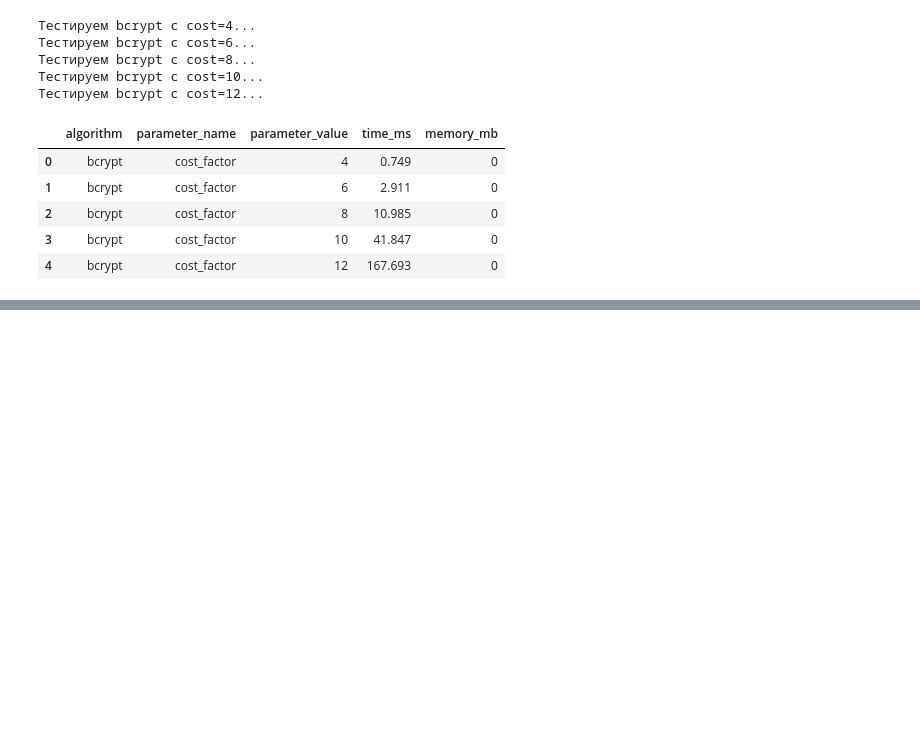
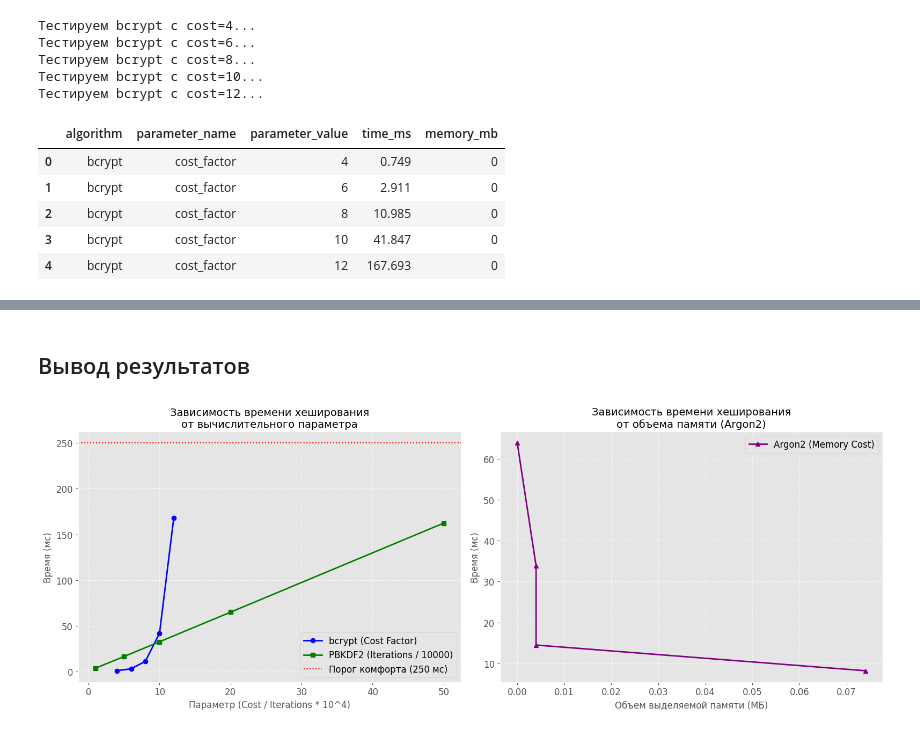
Before and after one commit to mosheadd/KR-NI-02, a Jupyter notebook: experiments/experiment.ipynb, the cells around one changed output, grey strips where cells are left out. Cells and saved outputs as stored; diff of their text form; code cells hidden in the pictures; blank space fills up the shorter version.

Commit message:
функции для argon2 и pbkdf2

```diff
--- a/experiments/experiment.ipynb
+++ b/experiments/experiment.ipynb
@@ -109,0 +146,7 @@ df_bcrypt
+# %%
+memory_costs_to_test = [16384, 32768, 65536, 131072] # 16 МБ, 32 МБ, 64 МБ и 128 МБ соответсвенно
+argon2_results = run_argon2_experiment(passwords, memory_costs_to_test, repeats=100)
+
+df_argon2 = pd.DataFrame(argon2_results)
+df_argon2.to_csv('results/argon2_results.csv', index=False)
+df_argon2
@@ -109,0 +165,4 @@ df_bcrypt
+# %%
+def hash_pbkdf2(password, iterations):
+    salt = b'some_fixed_salt_123'
+    return hashlib.pbkdf2_hmac('sha256', password.encode('utf-8'), salt, iterations)
@@ -109,0 +192,7 @@ df_bcrypt
+# %%
+iterations_to_test = [10000, 50000, 100000, 200000, 500000]
+pbkdf2_results = run_pbkdf2_experiment(passwords, iterations_to_test, repeats=100)
+
+df_pbkdf2 = pd.DataFrame(pbkdf2_results)
+df_pbkdf2.to_csv('results/pbkdf2_results.csv', index=False)
+df_pbkdf2
@@ -109,0 +211,33 @@ df_bcrypt
+# %% [markdown]
+## Вывод результатов
+# %%
+fig, axes = plt.subplots(1, 2, figsize=(16, 6))
+
+ax1 = axes[0]
+ax1.plot(df_bcrypt['parameter_value'], df_bcrypt['time_ms'], marker='o', linewidth=2, color='blue', label='bcrypt (Cost Factor)')
+ax1.plot(df_pbkdf2['parameter_value'] / 10000, df_pbkdf2['time_ms'], marker='s', linewidth=2, color='green', label='PBKDF2 (Iterations / 10000)')
+
+ax1.set_title('Зависимость времени хеширования\nот вычислительного параметра', fontsize=14)
+ax1.set_xlabel('Параметр (Cost / Iterations * 10^4)', fontsize=12)
+ax1.set_ylabel('Время (мс)', fontsize=12)
+ax1.grid(True, linestyle='--', alpha=0.7)
+ax1.legend()
+
+ax1.axhline(y=250, color='red', linestyle=':', label='Порог комфорта (250 мс)')
+ax1.legend()
+
+ax2 = axes[1]
+
+ax2.plot(df_argon2['memory_mb'], df_argon2['time_ms'], marker='^', linewidth=2, color='purple', label='Argon2 (Memory Cost)')
+
+ax2.set_title('Зависимость времени хеширования\nот объема памяти (Argon2)', fontsize=14)
+ax2.set_xlabel('Объем выделяемой памяти (МБ)', fontsize=12)
+ax2.set_ylabel('Время (мс)', fontsize=12)
+ax2.grid(True, linestyle='--', alpha=0.7)
+ax2.legend()
+
+plt.tight_layout()
+plt.savefig('figures/comparison_plots.png', dpi=300)
+plt.show()
+# %% [output]
+[figure, added]
```
Also changed, not shown: parts of 9 cells of this notebook.
